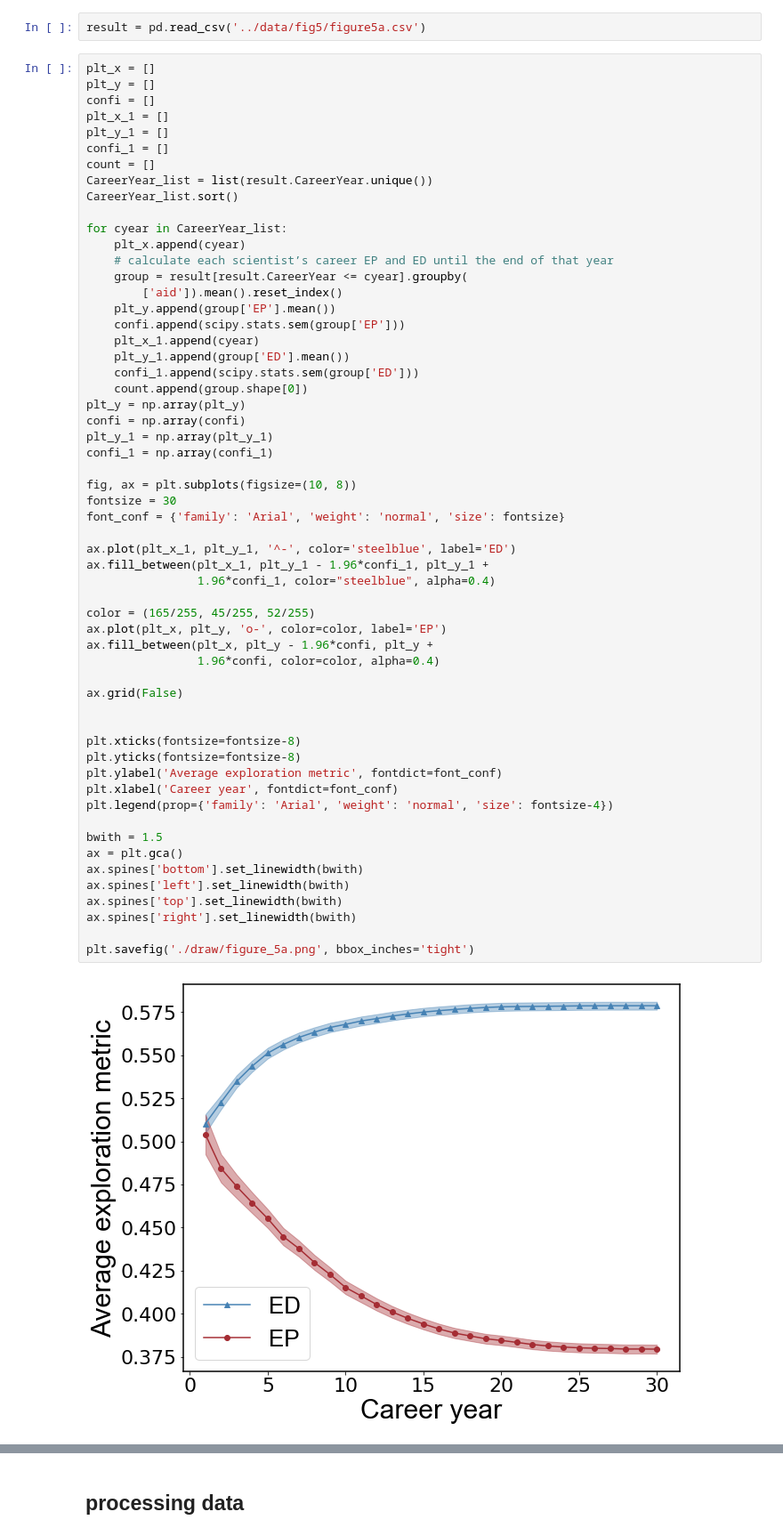
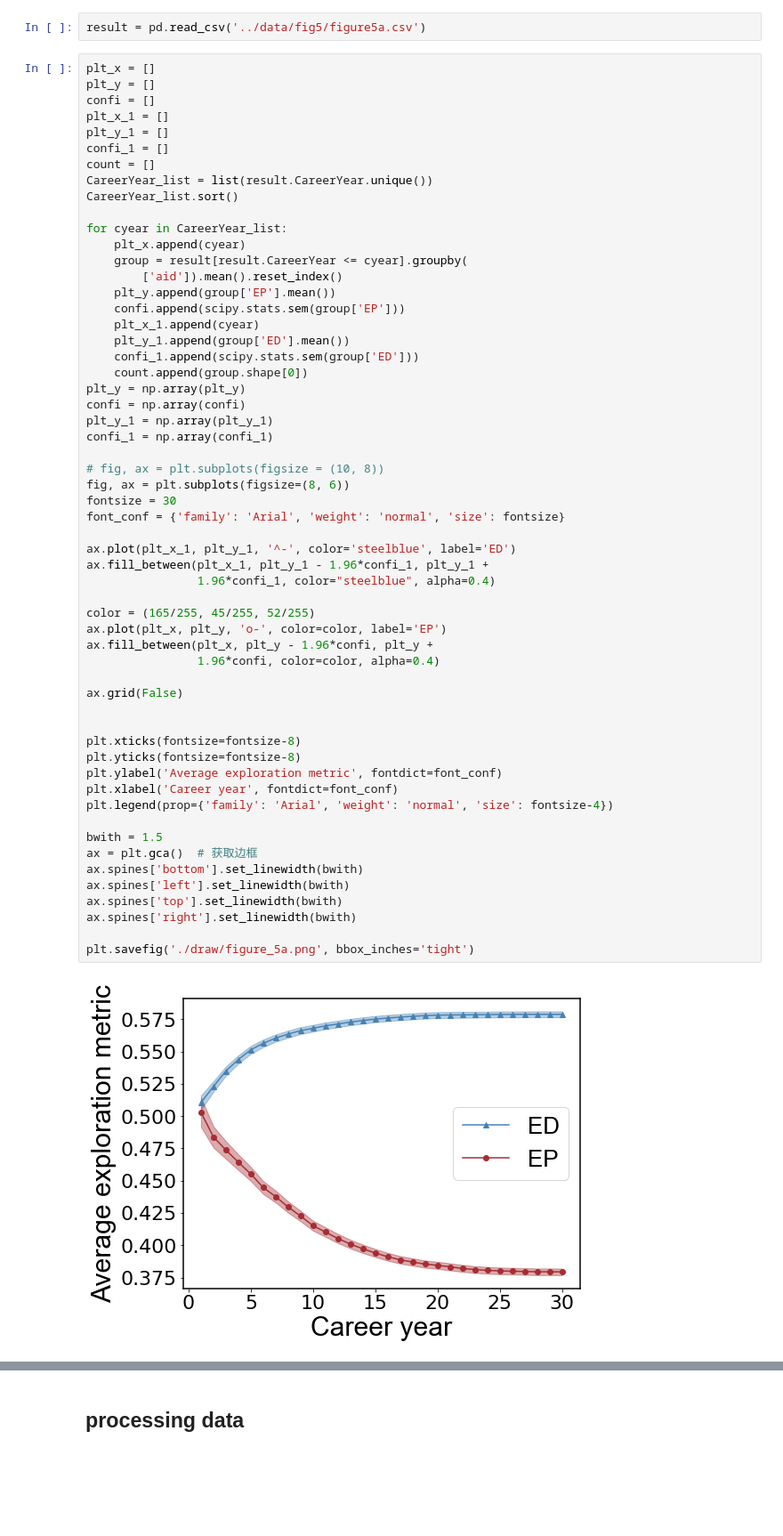
Before and after one commit to cautious-explorers/cautious_explorers_code, a Jupyter notebook: code/6_temporal_perspectives.ipynb, the cells around one changed output, grey strips where cells are left out. Shown at 89% size. Drawn from its saved outputs; the diff is of its cells as text; blank space fills up the shorter version.

```diff
--- a/code/6_temporal_perspectives.ipynb
+++ b/code/6_temporal_perspectives.ipynb
@@ -65,7 +66,6 @@ CareerYear_list.sort()
 
 for cyear in CareerYear_list:
     plt_x.append(cyear)
-    # calculate each scientist’s career EP and ED until the end of that year
     group = result[result.CareerYear <= cyear].groupby(
         ['aid']).mean().reset_index()
     plt_y.append(group['EP'].mean())
@@ -79,37 +79,38 @@ confi = np.array(confi)
 plt_y_1 = np.array(plt_y_1)
 confi_1 = np.array(confi_1)
 
-fig, ax = plt.subplots(figsize=(10, 8))
+# fig, ax = plt.subplots(figsize = (10, 8))
+fig, ax = plt.subplots(figsize=(8, 6))
 fontsize = 30
 font_conf = {'family': 'Arial', 'weight': 'normal', 'size': fontsize}
 
 ax.plot(plt_x_1, plt_y_1, '^-', color='steelblue', label='ED')
 ax.fill_between(plt_x_1, plt_y_1 - 1.96*confi_1, plt_y_1 +
                 1.96*confi_1, color="steelblue", alpha=0.4)
 
 color = (165/255, 45/255, 52/255)
 ax.plot(plt_x, plt_y, 'o-', color=color, label='EP')
 ax.fill_between(plt_x, plt_y - 1.96*confi, plt_y +
                 1.96*confi, color=color, alpha=0.4)
 
 ax.grid(False)
 
 
 plt.xticks(fontsize=fontsize-8)
 plt.yticks(fontsize=fontsize-8)
 plt.ylabel('Average exploration metric', fontdict=font_conf)
 plt.xlabel('Career year', fontdict=font_conf)
 plt.legend(prop={'family': 'Arial', 'weight': 'normal', 'size': fontsize-4})
 
 bwith = 1.5
-ax = plt.gca()
+ax = plt.gca()  # 获取边框
 ax.spines['bottom'].set_linewidth(bwith)
 ax.spines['left'].set_linewidth(bwith)
 ax.spines['top'].set_linewidth(bwith)
 ax.spines['right'].set_linewidth(bwith)
 
 plt.savefig('./draw/figure_5a.png', bbox_inches='tight')
 # %% [output]
-[figure, old version]
+[figure, new version]
 # %% [markdown]
 # draw subgraph(b)
```
Also changed, not shown: parts of 6 cells of this notebook, 14 other files.
